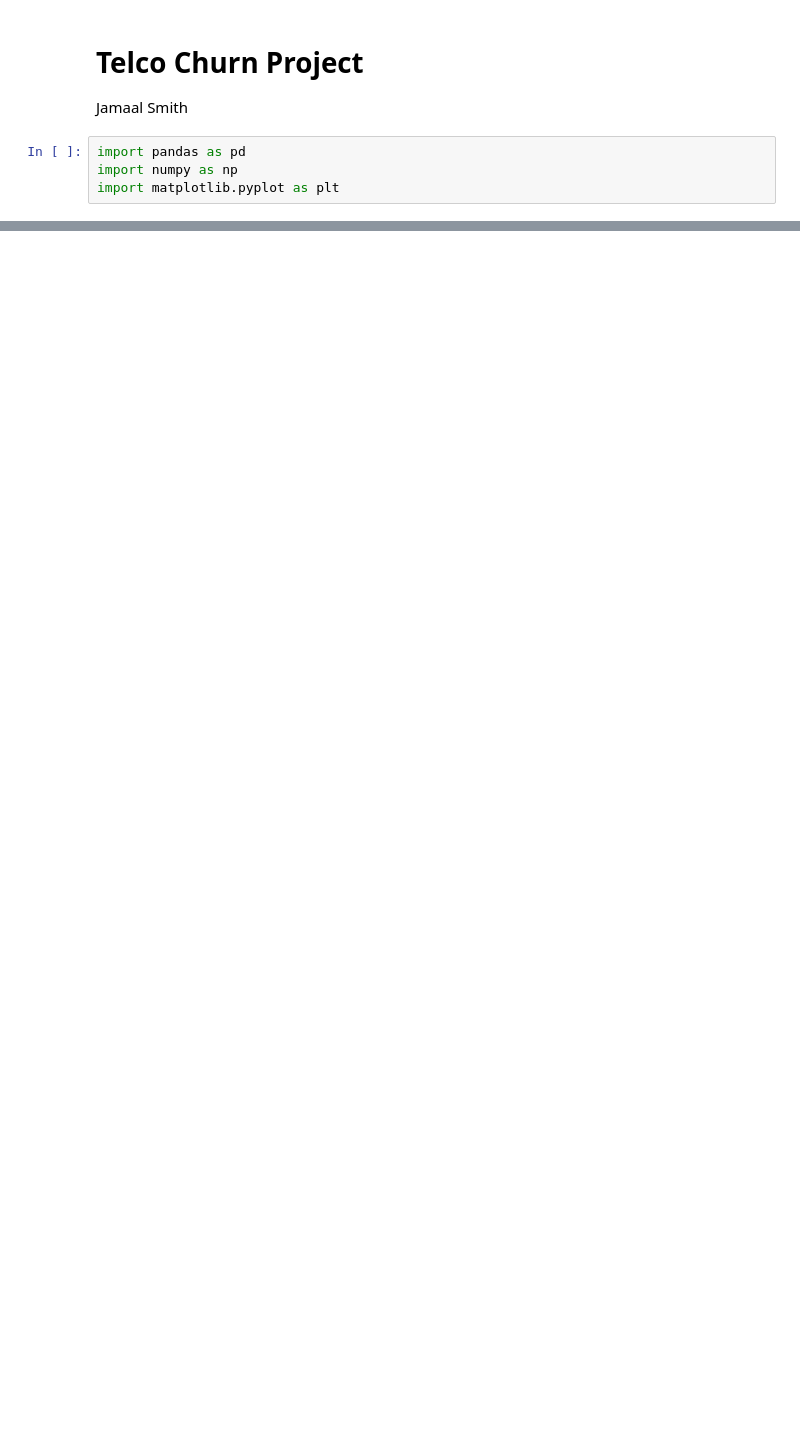
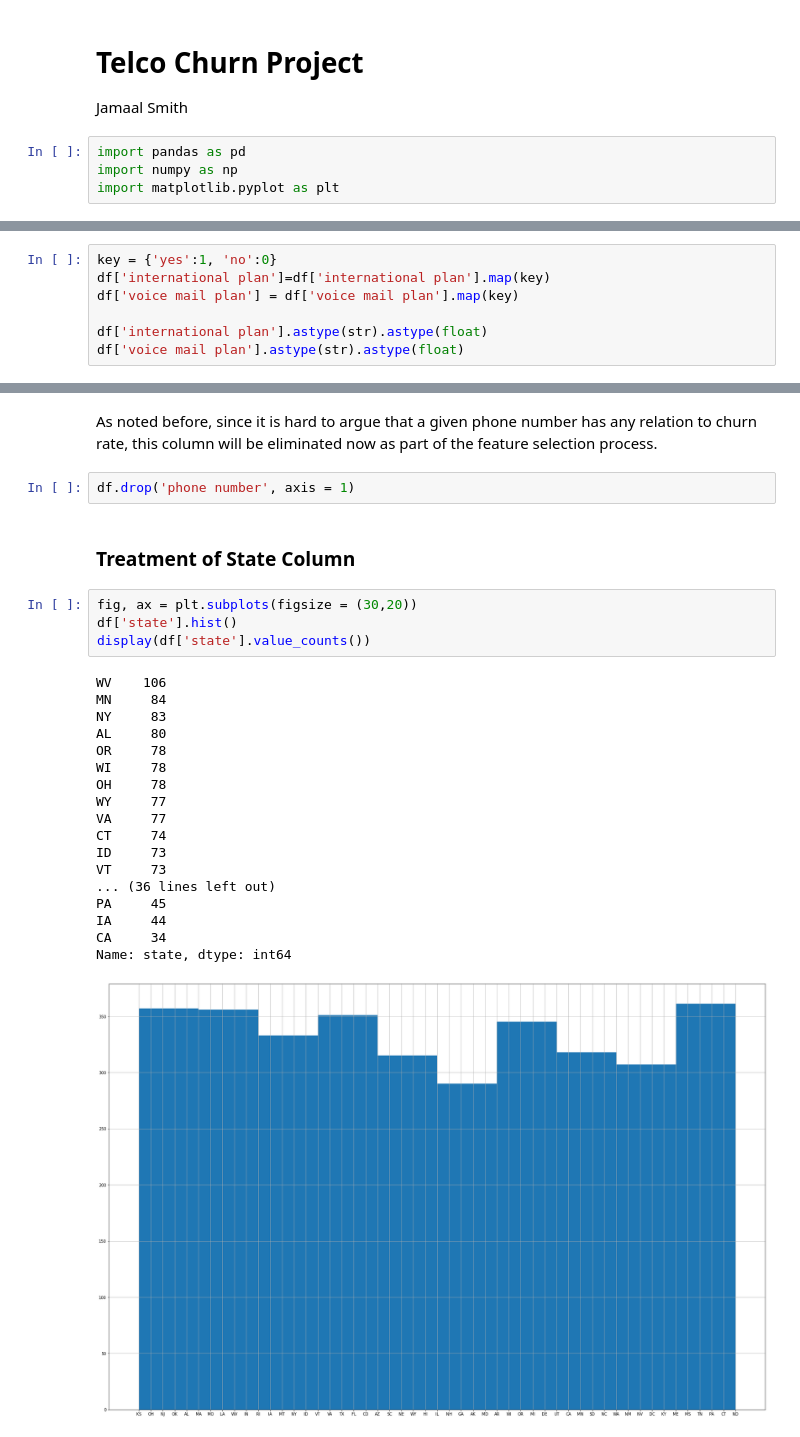
Before and after one commit to jdsmithwes/Telco-Data-Churn, a Jupyter notebook: Module3_project.ipynb, the cells around one changed output, grey strips where cells are left out. Cells and saved outputs as stored; diff of their text form; blank space fills up the shorter version.

```diff
--- a/Module3_project.ipynb
+++ b/Module3_project.ipynb
@@ -29,0 +56,7 @@ display(df.head(10))
+# %%
+key = {'yes':1, 'no':0}
+df['international plan']=df['international plan'].map(key)
+df['voice mail plan'] = df['voice mail plan'].map(key)
+
+df['international plan'].astype(str).astype(float)
+df['voice mail plan'].astype(str).astype(float)
@@ -29,0 +76,29 @@ display(df.head(10))
+# %% [markdown]
+As noted before, since it is hard to argue that a given phone number has any relation to churn rate, this column will be eliminated now as part of the feature selection process.
+# %%
+df.drop('phone number', axis = 1)
+# %% [markdown]
+### Treatment of State Column
+# %%
+fig, ax = plt.subplots(figsize = (30,20))
+df['state'].hist()
+display(df['state'].value_counts())
+# %% [output]
+WV    106
+MN     84
+NY     83
+AL     80
+OR     78
+WI     78
+OH     78
+WY     77
+VA     77
+CT     74
+ID     73
+VT     73
+... (36 lines left out)
+PA     45
+IA     44
+CA     34
+Name: state, dtype: int64
+[figure, added]
```
Also changed, not shown: parts of 8 cells of this notebook.
